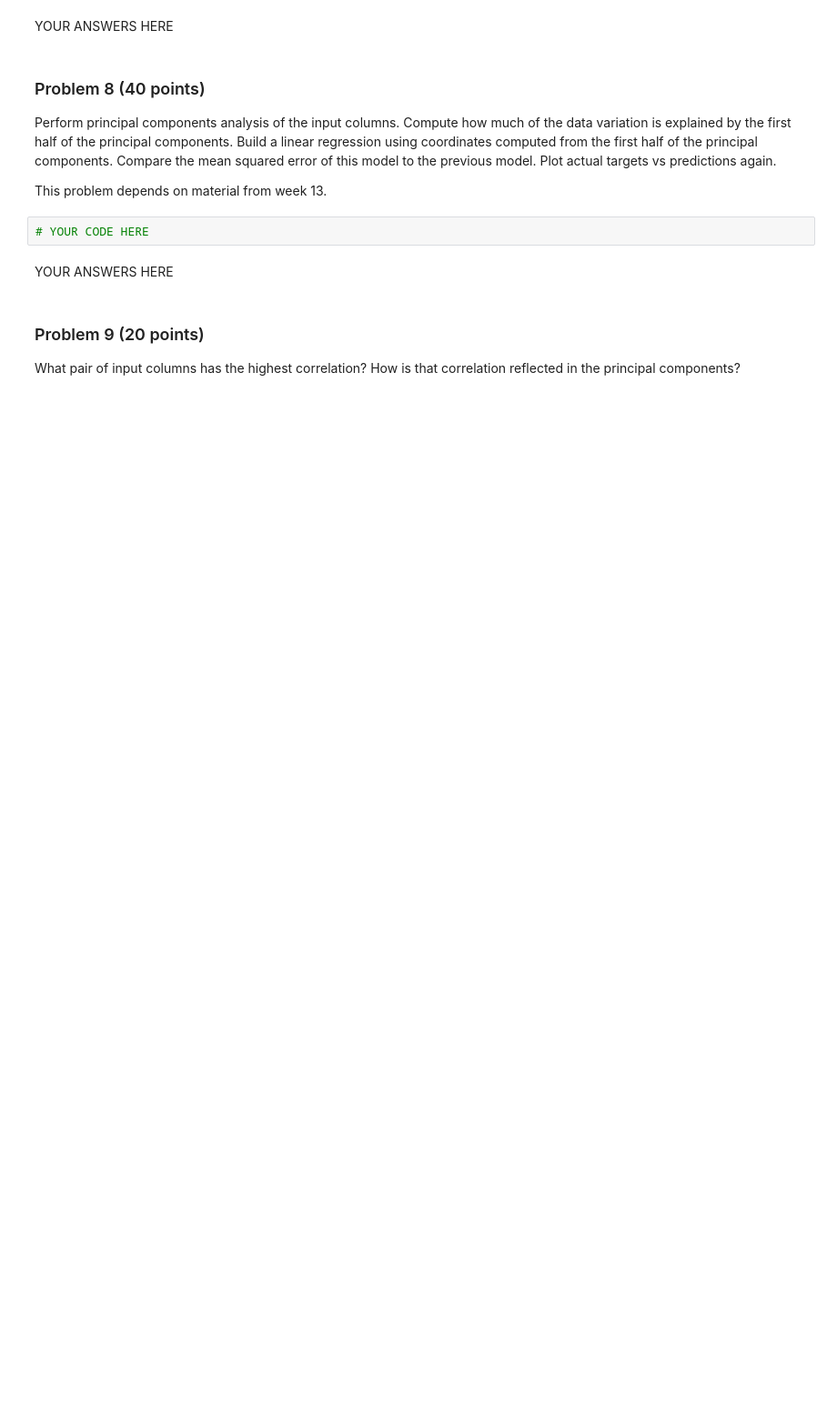
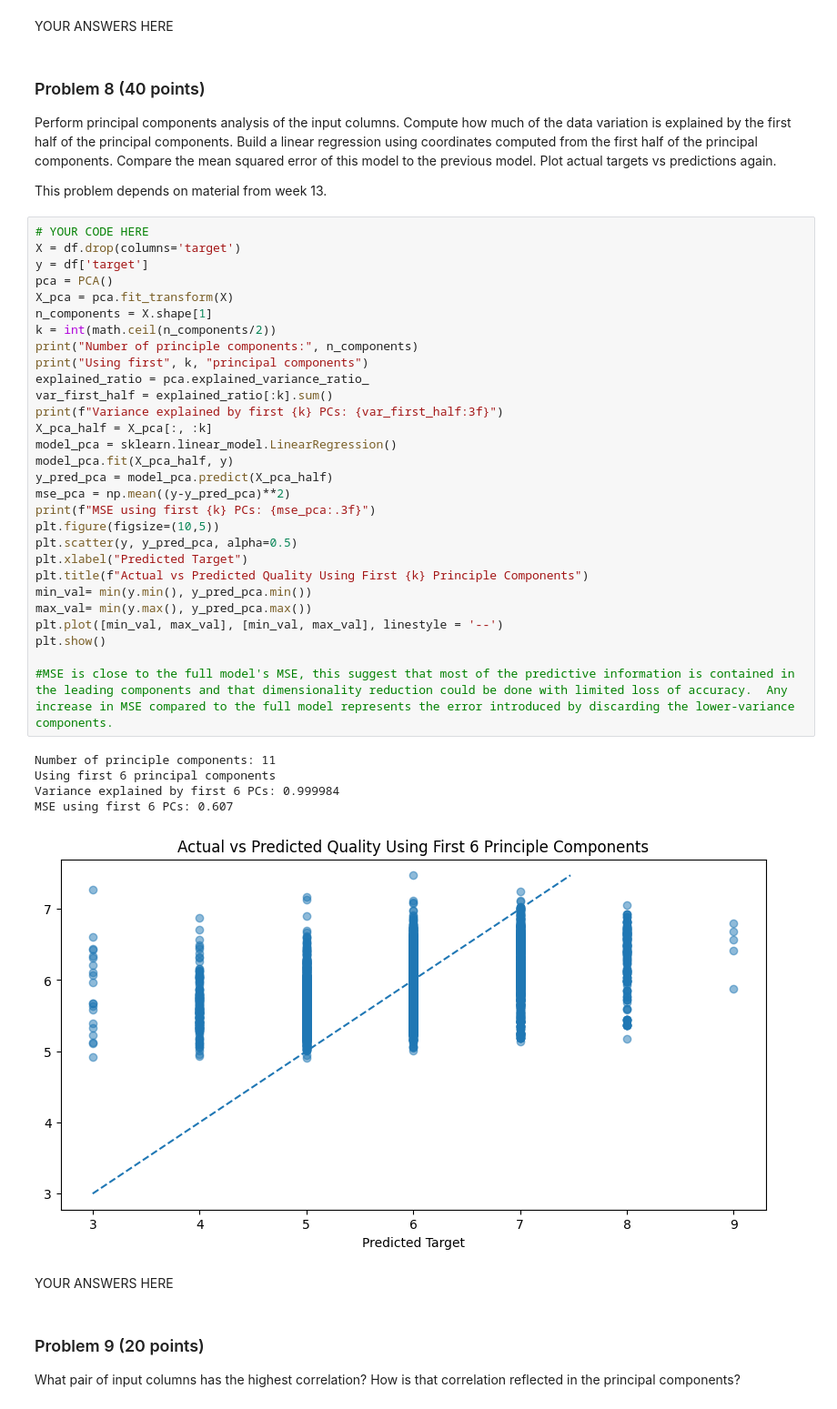
Before and after one commit to Ian123Ian595/dx601-final-project, a Jupyter notebook: project.ipynb, the cells around one changed output. Shown: that part at 91% size. Saved outputs shown, nothing was run; the diff lists cells and outputs as text; blank space fills up the shorter version.

```diff
--- a/project.ipynb
+++ b/project.ipynb
@@ -249,8 +304,41 @@ Compare the mean squared error of this model to the previous model.
 Plot actual targets vs predictions again.
 
 This problem depends on material from week 13.
-# %%
-# YOUR CODE HERE
+# %%
+# YOUR CODE HERE
+X = df.drop(columns='target')
+y = df['target']
+pca = PCA()
+X_pca = pca.fit_transform(X)
+n_components = X.shape[1]
+k = int(math.ceil(n_components/2))
+print("Number of principle components:", n_components)
+print("Using first", k, "principal components")
+explained_ratio = pca.explained_variance_ratio_
+var_first_half = explained_ratio[:k].sum()
+print(f"Variance explained by first {k} PCs: {var_first_half:3f}")
+X_pca_half = X_pca[:, :k]
+model_pca = sklearn.linear_model.LinearRegression()
+model_pca.fit(X_pca_half, y)
+y_pred_pca = model_pca.predict(X_pca_half)
+mse_pca = np.mean((y-y_pred_pca)**2)
+print(f"MSE using first {k} PCs: {mse_pca:.3f}")
+plt.figure(figsize=(10,5))
+plt.scatter(y, y_pred_pca, alpha=0.5)
+plt.xlabel("Predicted Target")
+plt.title(f"Actual vs Predicted Quality Using First {k} Principle Components")
+min_val= min(y.min(), y_pred_pca.min())
+max_val= min(y.max(), y_pred_pca.max())
+plt.plot([min_val, max_val], [min_val, max_val], linestyle = '--')
+plt.show()
+
+#MSE is close to the full model's MSE, this suggest that most of the predictive information is contained in the leading components and that dimensionality reduction could be done with limited loss of accuracy.  Any increase in MSE compared to the full model represents the error introduced by discarding the lower-variance components.
+# %% [output]
+Number of principle components: 11
+Using first 6 principal components
+Variance explained by first 6 PCs: 0.999984
+MSE using first 6 PCs: 0.607
+[figure, added]
 # %% [markdown]
 YOUR ANSWERS HERE
 # %% [markdown]
```
Also changed, not shown: parts of 10 cells of this notebook.
